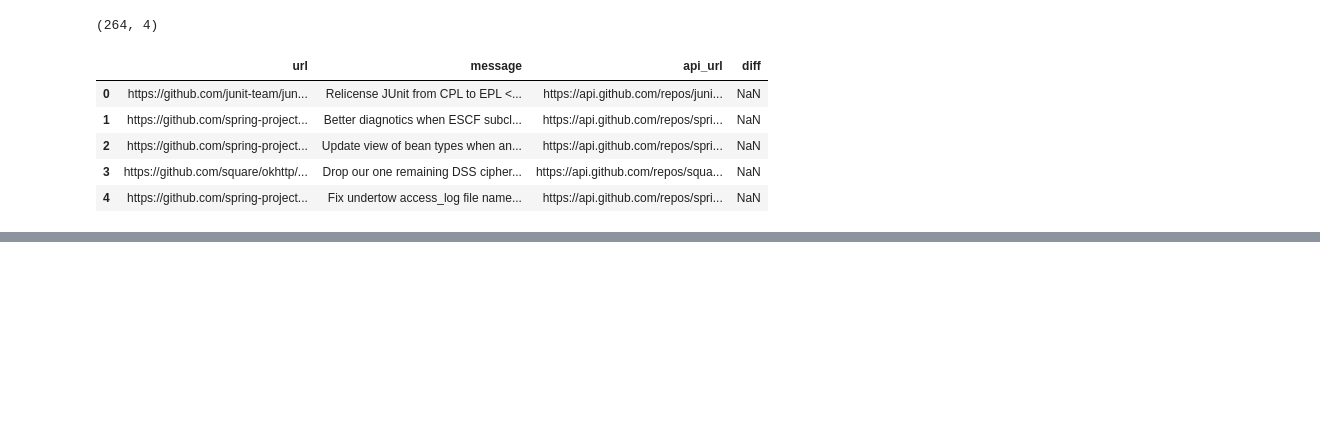
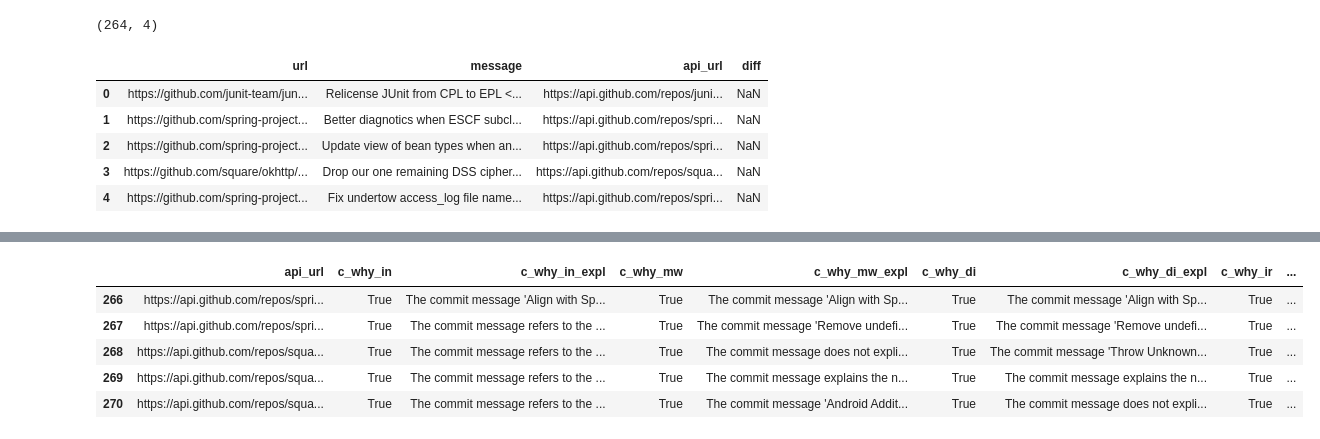
Before and after one commit to kevca87/should_llms_evaluate, a Jupyter notebook: data_analysis.ipynb, the cells around one changed output, grey strips where cells are left out. Cells and saved outputs as stored; diff of their text form; code cells hidden in the pictures; blank space fills up the shorter version.

```diff
--- a/data_analysis.ipynb
+++ b/data_analysis.ipynb
@@ -151,0 +166,20 @@ df.head()
+# %%
+file_name = "./cme_codestral-latest.csv"
+df = pd.read_csv(file_name)
+import regex as re
+columns = df.columns
+column_names = columns.to_list()
+# column_names.remove('diff')
+# column_names.remove('url')
+# column_names.remove('message')
+regex = re.compile('.*_expl$')
+# column_names = [i for i in column_names if not regex.match(i)]
+column_names
+df[column_names].tail()
+# %% [output]
+|  | api_url | c_why_in | c_why_in_expl | c_why_mw | c_why_mw_expl | c_why_di | c_why_di_expl | c_why_ir | ... |
+| 266 | https://api.github.com/repos/spri... | True | The commit message 'Align with Sp... | True | The commit message 'Align with Sp... | True | The commit message 'Align with Sp... | True | ... |
+| 267 | https://api.github.com/repos/spri... | True | The commit message refers to the ... | True | The commit message 'Remove undefi... | True | The commit message 'Remove undefi... | True | ... |
+| 268 | https://api.github.com/repos/squa... | True | The commit message refers to the ... | True | The commit message does not expli... | True | The commit message 'Throw Unknown... | True | ... |
+| 269 | https://api.github.com/repos/squa... | True | The commit message refers to the ... | True | The commit message explains the n... | True | The commit message explains the n... | True | ... |
+| 270 | https://api.github.com/repos/squa... | True | The commit message refers to the ... | True | The commit message 'Android Addit... | True | The commit message does not expli... | True | ... |
```
Also changed, not shown: parts of 5 cells of this notebook, 5 other files.
